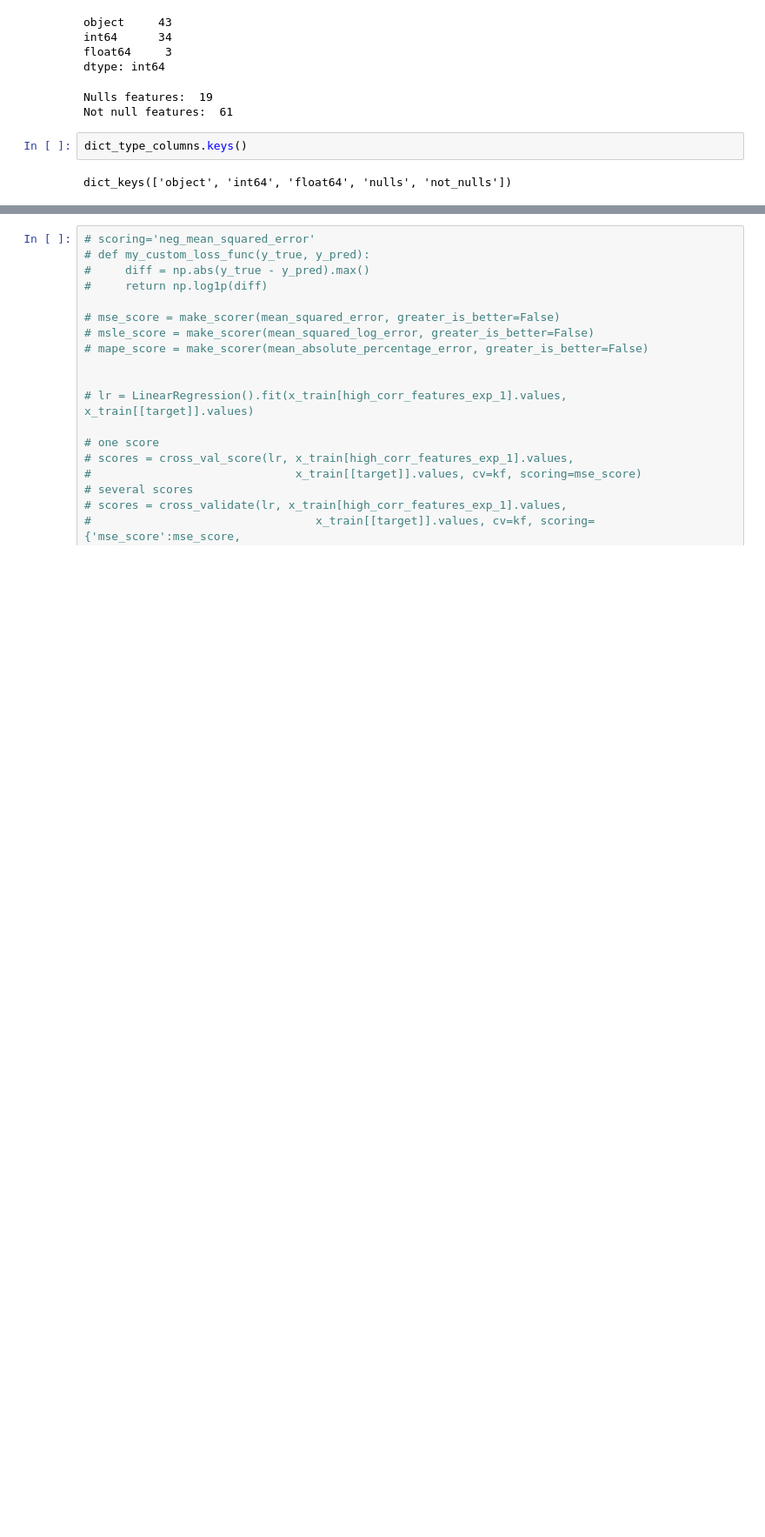
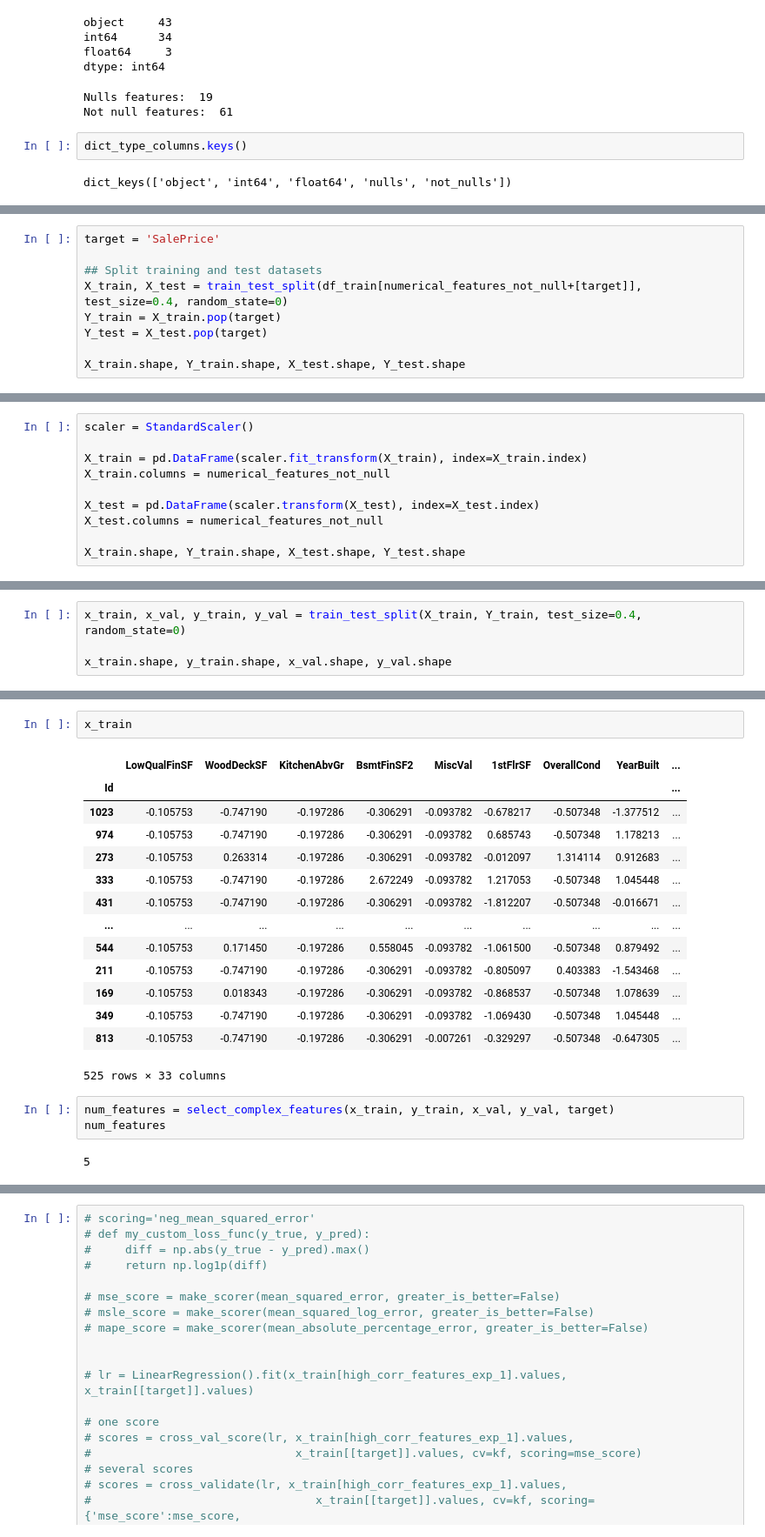
Before and after one commit to jroccal/machine_learning_fundamentals, a Jupyter notebook: notebooks/cross-validation.ipynb, the cells around one changed output, grey strips where cells are left out. Shown: that part at 87% size. Cells and saved outputs as stored; diff of their text form; blank space fills up the shorter version.

Commit message:
complex cv

```diff
--- a/notebooks/cross-validation.ipynb
+++ b/notebooks/cross-validation.ipynb
@@ -116 +147,10 @@ df_train[numerical_features_not_null].describe()
 8 rows × 33 columns
+# %%
+target = 'SalePrice'
+
+## Split training and test datasets
+X_train, X_test = train_test_split(df_train[numerical_features_not_null+[target]], test_size=0.4, random_state=0)
+Y_train = X_train.pop(target)
+Y_test = X_test.pop(target)
+
+X_train.shape, Y_train.shape, X_test.shape, Y_test.shape
@@ -116,0 +159,10 @@ df_train[numerical_features_not_null].describe()
+# %%
+scaler = StandardScaler()
+
+X_train = pd.DataFrame(scaler.fit_transform(X_train), index=X_train.index)
+X_train.columns = numerical_features_not_null
+
+X_test = pd.DataFrame(scaler.transform(X_test), index=X_test.index)
+X_test.columns = numerical_features_not_null
+
+X_train.shape, Y_train.shape, X_test.shape, Y_test.shape
@@ -156,0 +178,4 @@ kf = KFold(n_splits=K_folds, shuffle=True, random_state=21)
+# %%
+x_train, x_val, y_train, y_val = train_test_split(X_train, Y_train, test_size=0.4, random_state=0)
+
+x_train.shape, y_train.shape, x_val.shape, y_val.shape
@@ -156,0 +200,22 @@ kf = KFold(n_splits=K_folds, shuffle=True, random_state=21)
+# %%
+x_train
+# %% [output]
+|  | LowQualFinSF | WoodDeckSF | KitchenAbvGr | BsmtFinSF2 | MiscVal | 1stFlrSF | OverallCond | YearBuilt | ... |
+| Id |  |  |  |  |  |  |  |  | ... |
+| 1023 | -0.105753 | -0.747190 | -0.197286 | -0.306291 | -0.093782 | -0.678217 | -0.507348 | -1.377512 | ... |
+| 974 | -0.105753 | -0.747190 | -0.197286 | -0.306291 | -0.093782 | 0.685743 | -0.507348 | 1.178213 | ... |
+| 273 | -0.105753 | 0.263314 | -0.197286 | -0.306291 | -0.093782 | -0.012097 | 1.314114 | 0.912683 | ... |
+| 333 | -0.105753 | -0.747190 | -0.197286 | 2.672249 | -0.093782 | 1.217053 | -0.507348 | 1.045448 | ... |
+| 431 | -0.105753 | -0.747190 | -0.197286 | -0.306291 | -0.093782 | -1.812207 | -0.507348 | -0.016671 | ... |
+| ... | ... | ... | ... | ... | ... | ... | ... | ... | ... |
+| 544 | -0.105753 | 0.171450 | -0.197286 | 0.558045 | -0.093782 | -1.061500 | -0.507348 | 0.879492 | ... |
+| 211 | -0.105753 | -0.747190 | -0.197286 | -0.306291 | -0.093782 | -0.805097 | 0.403383 | -1.543468 | ... |
+| 169 | -0.105753 | 0.018343 | -0.197286 | -0.306291 | -0.093782 | -0.868537 | -0.507348 | 1.078639 | ... |
+| 349 | -0.105753 | -0.747190 | -0.197286 | -0.306291 | -0.093782 | -1.069430 | -0.507348 | 1.045448 | ... |
+| 813 | -0.105753 | -0.747190 | -0.197286 | -0.306291 | -0.007261 | -0.329297 | -0.507348 | -0.647305 | ... |
+525 rows × 33 columns
+# %%
+num_features = select_complex_features(x_train, y_train, x_val, y_val, target)
+num_features
+# %% [output]
+5
```
Also changed, not shown: parts of 27 cells of this notebook.
